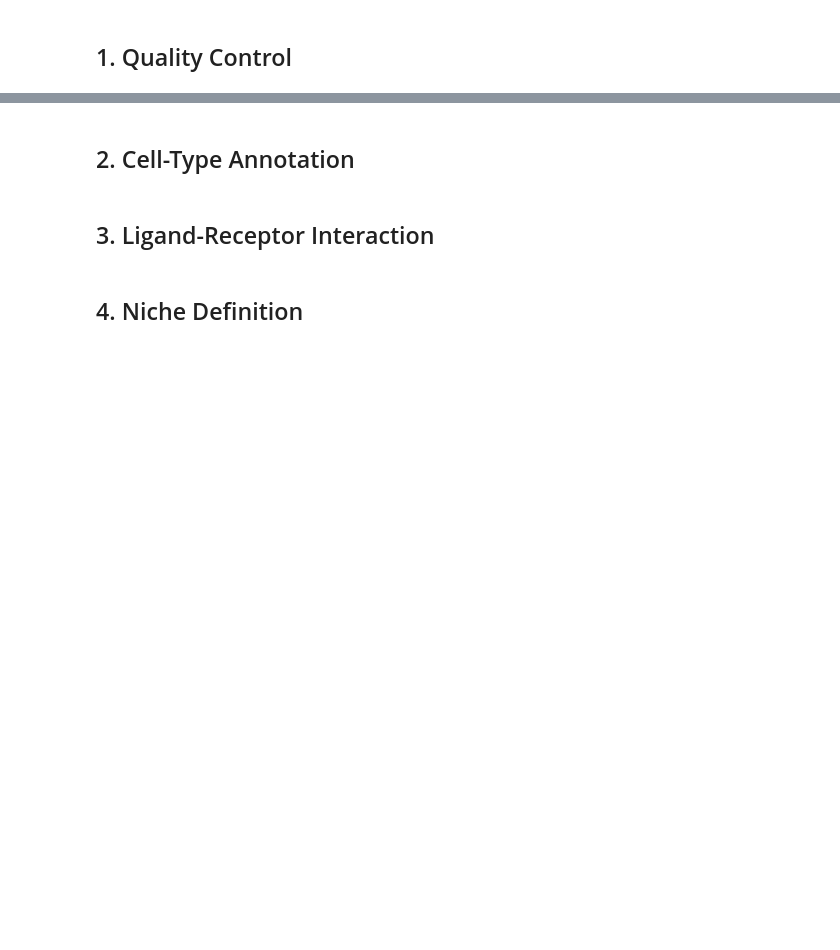
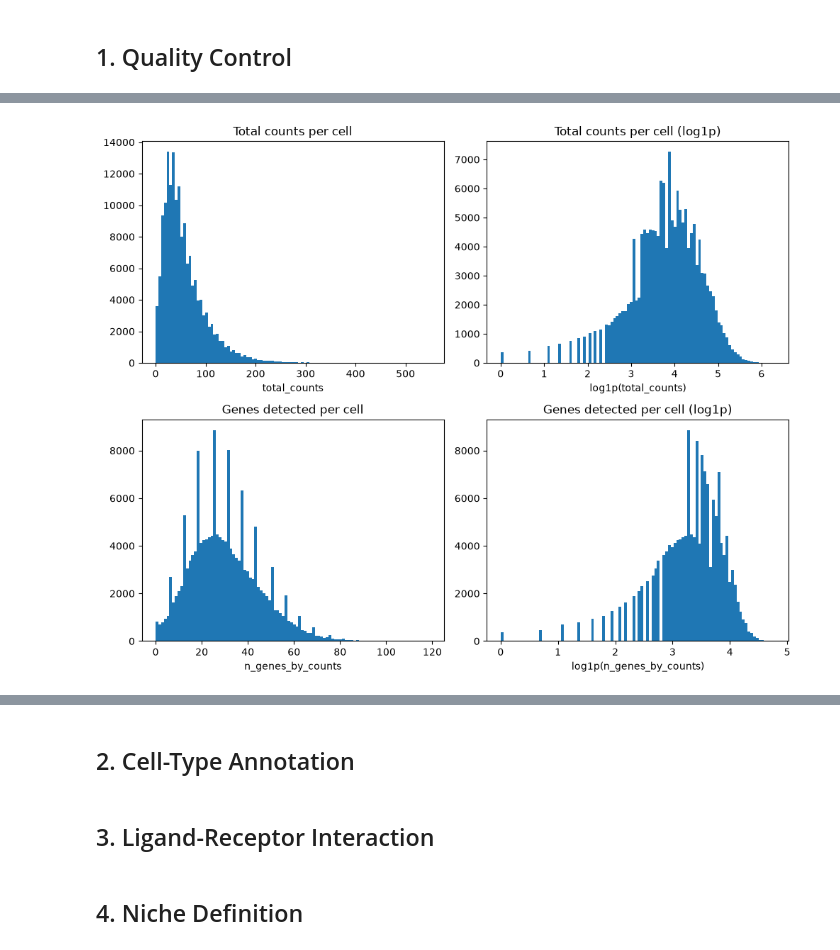
Before and after one commit to wooCuler/Spatial-TME-Toolkit, a Jupyter notebook: notebooks/xenium_analysis.ipynb, the cells around one changed output, grey strips where cells are left out. Saved outputs shown, nothing was run; the diff lists cells and outputs as text; code cells hidden in the pictures; blank space fills up the shorter version.

```diff
--- a/notebooks/xenium_analysis.ipynb
+++ b/notebooks/xenium_analysis.ipynb
@@ -27,0 +77,21 @@ adata = None
+# %%
+# Xenium feature matrix에는 실제 유전자 외에 QC용 대조군(negative control) 피처가 함께 들어있다.
+#  - Negative Control Probe: 특정 유전자에 매칭되지 않는 프로브. 프로브 자체의 비특이적 배경 신호 추정용.
+#  - Negative Control Codeword: 존재하지 않는 코드워드. 광학 디코딩 과정의 배경 신호(오검출) 추정용.
+#  - Unassigned Codeword: 패널의 어떤 유전자에도 할당되지 않은 코드워드. 디코딩 노이즈 추정용.
+# 이 정보는 h5 로딩 시 gex_only=False로 유지했기 때문에 adata.var["feature_types"]에 남아 있다.
+adata.var["is_gene"] = (adata.var["feature_types"] == "Gene Expression").values
+adata.var["is_neg_control_probe"] = (adata.var["feature_types"] == "Negative Control Probe").values
+adata.var["is_neg_control_codeword"] = (adata.var["feature_types"] == "Negative Control Codeword").values
+adata.var["is_unassigned_codeword"] = (adata.var["feature_types"] == "Unassigned Codeword").values
+
+# 이 패널/버전에 실제로 존재하는 대조군 카테고리만 qc_vars로 전달 (없으면 0으로만 채워짐)
+qc_vars = [
+    col
+    for col in ["is_neg_control_probe", "is_neg_control_codeword", "is_unassigned_codeword"]
+    if adata.var[col].any()
+]
+
+# 세포별 total_counts, n_genes_by_counts 및 qc_vars별 total_counts_*, pct_counts_* 를 계산해 obs에 추가
+sc.pp.calculate_qc_metrics(adata, qc_vars=qc_vars, percent_top=None, inplace=True)
+adata.obs[["total_counts", "n_genes_by_counts"]].describe()
@@ -27,0 +108,24 @@ adata = None
+# %%
+# 세포별 total_counts, n_genes_by_counts 분포 시각화 (선형 스케일 + log1p 스케일)
+fig, axes = plt.subplots(2, 2, figsize=(10, 8))
+
+axes[0, 0].hist(adata.obs["total_counts"], bins=100)
+axes[0, 0].set_title("Total counts per cell")
+axes[0, 0].set_xlabel("total_counts")
+
+axes[0, 1].hist(np.log1p(adata.obs["total_counts"]), bins=100)
+axes[0, 1].set_title("Total counts per cell (log1p)")
+axes[0, 1].set_xlabel("log1p(total_counts)")
+
+axes[1, 0].hist(adata.obs["n_genes_by_counts"], bins=100)
+axes[1, 0].set_title("Genes detected per cell")
+axes[1, 0].set_xlabel("n_genes_by_counts")
+
+axes[1, 1].hist(np.log1p(adata.obs["n_genes_by_counts"]), bins=100)
+axes[1, 1].set_title("Genes detected per cell (log1p)")
+axes[1, 1].set_xlabel("log1p(n_genes_by_counts)")
+
+fig.tight_layout()
+plt.show()
+# %% [output]
+[figure, added]
```
Also changed, not shown: parts of 29 cells of this notebook, 2 other files.
